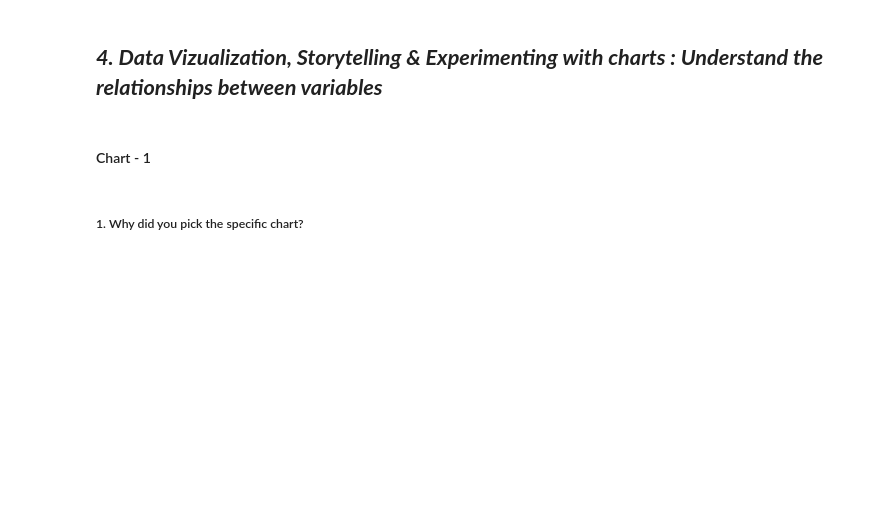
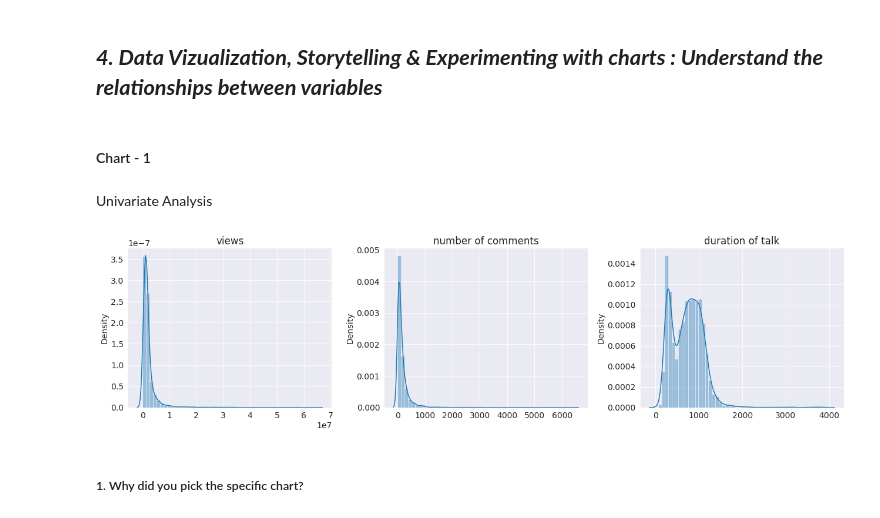
Before and after one commit to rajathAgalkote/TedTalksViewsPrediction_MLRegression, a Jupyter notebook: TED_Talks_Prediction_Regression_ML.ipynb, the cells around one changed output. Saved outputs shown, nothing was run; the diff lists cells and outputs as text; code cells hidden in the pictures; blank space fills up the shorter version.

Commit message:
Commit 03 - Bivariate Analysis

```diff
--- a/TED_Talks_Prediction_Regression_ML.ipynb
+++ b/TED_Talks_Prediction_Regression_ML.ipynb
@@ -165,0 +350,7 @@ Answer Here
+# %%
+# The format of recorded_date and published_date are in string format, we have to convert them into date format
+
+# Recorded date formatting:
+raw_data['recorded_date']= pd.to_datetime(raw_data['recorded_date'])
+# Published date formatting:
+raw_data['published_date']= pd.to_datetime(raw_data['published_date'])
@@ -165,0 +369,17 @@ Answer Here
+# %%
+# Number of days Ted talk has been published
+last_publishing_date= raw_data['published_date'].max()
+raw_data['time_passed_since_published']= last_publishing_date - pd.DatetimeIndex(raw_data['published_date'])
+# %%
+month_order = ['Jan', 'Feb', 'Mar', 'Apr', 'May', 'Jun', 'Jul', 'Aug', 'Sep', 'Oct', 'Nov', 'Dec']
+day_order   = ['Mon', 'Tue', 'Wed', 'Thu', 'Fri', 'Sat', 'Sun']
+raw_data['publish_month'] = pd.DatetimeIndex(raw_data['published_date']).month
+raw_data['publish_month'] = raw_data['publish_month'].apply(lambda x: calendar.month_abbr[x])
+raw_data['publish_year'] = pd.DatetimeIndex(raw_data['published_date']).year
+raw_data['publish_day'] = pd.DatetimeIndex(raw_data['published_date']).day
+raw_data['publish_week_day']= raw_data['published_date'].apply(lambda x: day_order[dt.date(x.year, x.month, x.day).weekday()])
+# %%
+# Creating variable for Daily Views(Target)
+
+# Daily views/Talk:
+raw_data['daily_views'] = raw_data['views'] / ( raw_data['time_passed_since_published'].apply(lambda x : x.days) + 1 )
@@ -176,3 +405,27 @@ Answer Here.
+# %% [markdown]
+Univariate Analysis
+# %%
+# Chart - 1 visualization code
+
+# Univariate Analysis for continuous variables
+
+fig = plt.figure(figsize=(18,5))
+
+plt.subplot(1,3,1)
+plt.title("views")
+sns.distplot(x= raw_data['views'])
+
+plt.subplot(1,3,2)
+plt.title("number of comments")
+sns.distplot(x= raw_data['comments'])
+
+plt.subplot(1,3,3)
+plt.title("duration of talk")
+sns.distplot(x= raw_data['duration'])
+
+plt.show()
+# %% [output]
+[figure, added]
 # %% [markdown]
 ##### 1. Why did you pick the specific chart?
 # %% [markdown]
```
Also changed, not shown: parts of 39 cells of this notebook.
